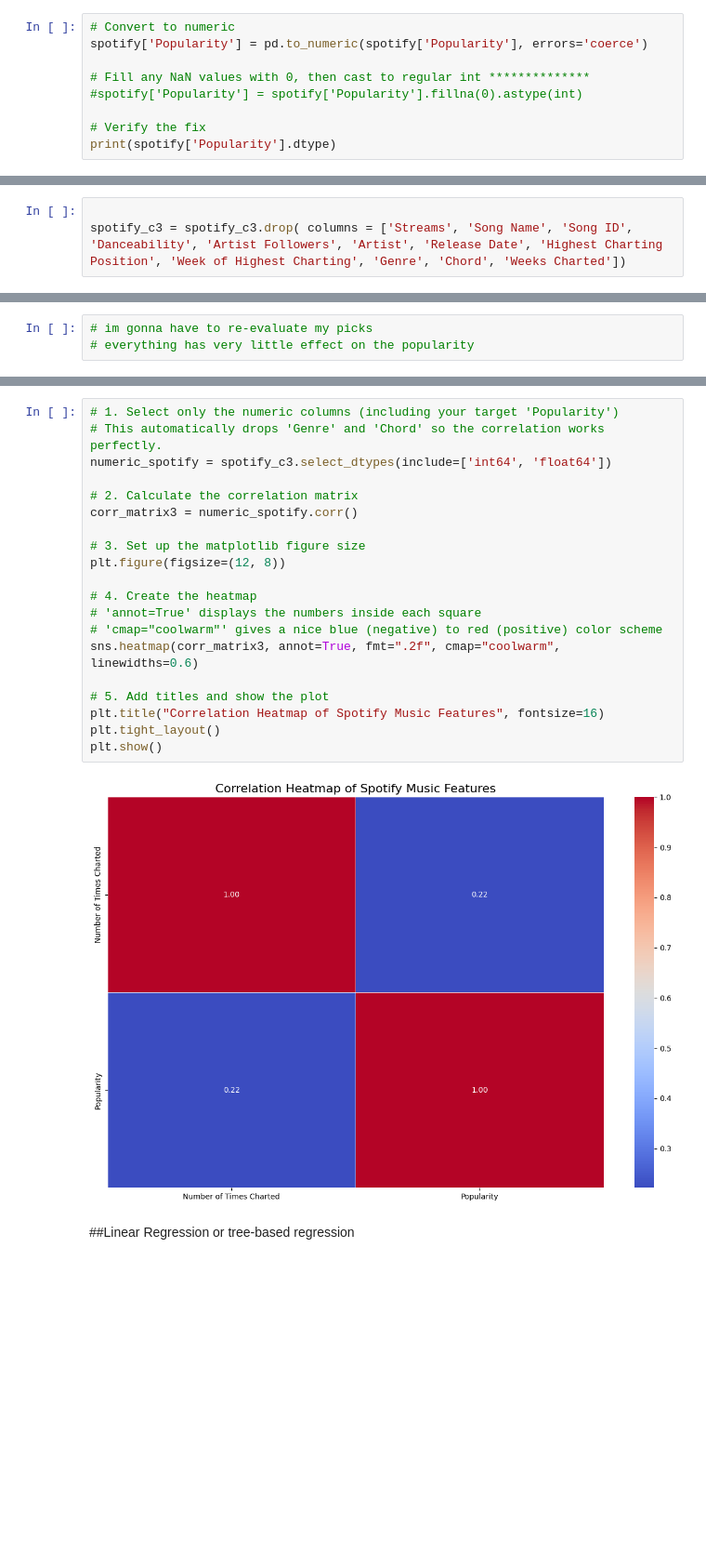
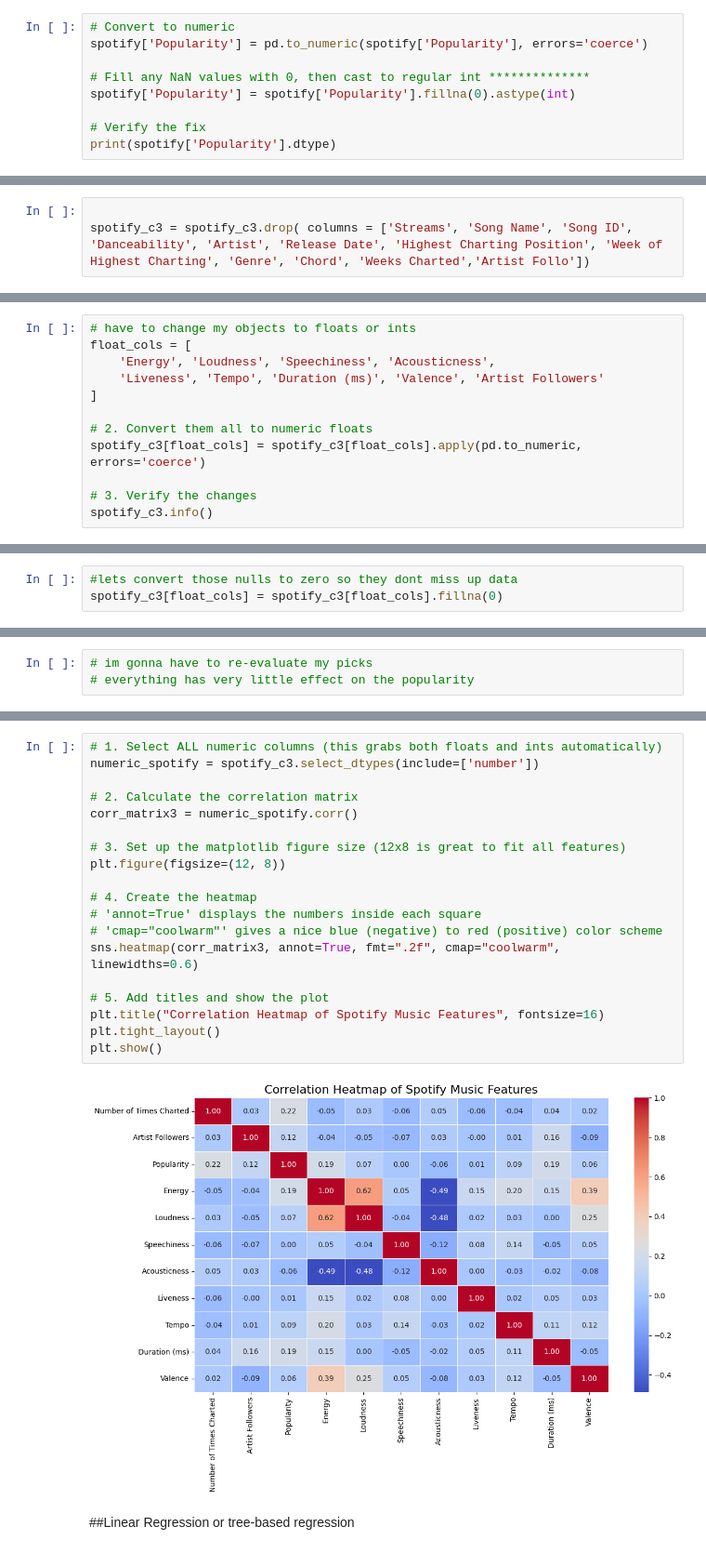
Before and after one commit to JuanReyesAn/Data-Science-Portfolio-C21, a Jupyter notebook: Projects/Project-4/Spotify.Description.for.Students.ipynb, the cells around one changed output, grey strips where cells are left out. Shown at 93% size. Cells and saved outputs as stored; diff of their text form; blank space fills up the shorter version.

```diff
--- a/Projects/Project-4/Spotify.Description.for.Students.ipynb
+++ b/Projects/Project-4/Spotify.Description.for.Students.ipynb
@@ -200,7 +200,7 @@ dtype: int64
 spotify['Popularity'] = pd.to_numeric(spotify['Popularity'], errors='coerce')
 
 # Fill any NaN values with 0, then cast to regular int **************
-#spotify['Popularity'] = spotify['Popularity'].fillna(0).astype(int)
+spotify['Popularity'] = spotify['Popularity'].fillna(0).astype(int)
 
 # Verify the fix
 print(spotify['Popularity'].dtype)
@@ -457,7 +476,7 @@ In this attempt I will changing my target to "Number of Times Charted" instead o
 spotify_c3 = spotify.copy()
 # %%
 
-spotify_c3 = spotify_c3.drop( columns = ['Streams', 'Song Name', 'Song ID', 'Danceability', 'Artist Followers', 'Artist', 'Release Date', 'Highest Charting Position', 'Week of Highest Charting', 'Genre', 'Chord', 'Weeks Charted'])
+spotify_c3 = spotify_c3.drop( columns = ['Streams', 'Song Name', 'Song ID', 'Danceability', 'Artist', 'Release Date', 'Highest Charting Position', 'Week of Highest Charting', 'Genre', 'Chord', 'Weeks Charted','Artist Follo'])
 # %%
 spotify_c3.info()
 # %% [output]
@@ -480,0 +517,12 @@ memory usage: 166.0+ KB
+# %%
+# have to change my objects to floats or ints
+float_cols = [
+    'Energy', 'Loudness', 'Speechiness', 'Acousticness',
+    'Liveness', 'Tempo', 'Duration (ms)', 'Valence', 'Artist Followers'
+]
+
+# 2. Convert them all to numeric floats
+spotify_c3[float_cols] = spotify_c3[float_cols].apply(pd.to_numeric, errors='coerce')
+
+# 3. Verify the changes
+spotify_c3.info()
@@ -480,0 +564,3 @@ memory usage: 166.0+ KB
+# %%
+#lets convert those nulls to zero so they dont miss up data
+spotify_c3[float_cols] = spotify_c3[float_cols].fillna(0)
@@ -528,25 +643,24 @@ ValueError: could not convert string to float: 'Måneskin'
 # %%
-# 1. Select only the numeric columns (including your target 'Popularity')
-# This automatically drops 'Genre' and 'Chord' so the correlation works perfectly.
-numeric_spotify = spotify_c3.select_dtypes(include=['int64', 'float64'])
+# 1. Select ALL numeric columns (this grabs both floats and ints automatically)
+numeric_spotify = spotify_c3.select_dtypes(include=['number'])
 
 # 2. Calculate the correlation matrix
 corr_matrix3 = numeric_spotify.corr()
 
-# 3. Set up the matplotlib figure size
+# 3. Set up the matplotlib figure size (12x8 is great to fit all features)
 plt.figure(figsize=(12, 8))
 
 # 4. Create the heatmap
 # 'annot=True' displays the numbers inside each square
 # 'cmap="coolwarm"' gives a nice blue (negative) to red (positive) color scheme
 sns.heatmap(corr_matrix3, annot=True, fmt=".2f", cmap="coolwarm", linewidths=0.6)
 
 # 5. Add titles and show the plot
 plt.title("Correlation Heatmap of Spotify Music Features", fontsize=16)
 plt.tight_layout()
 plt.show()
 # %% [output]
-[figure, old version]
+[figure, new version]
 # %% [markdown]
 ##Linear Regression or tree-based regression
 # %%
```
Also changed, not shown: parts of 52 cells of this notebook.
